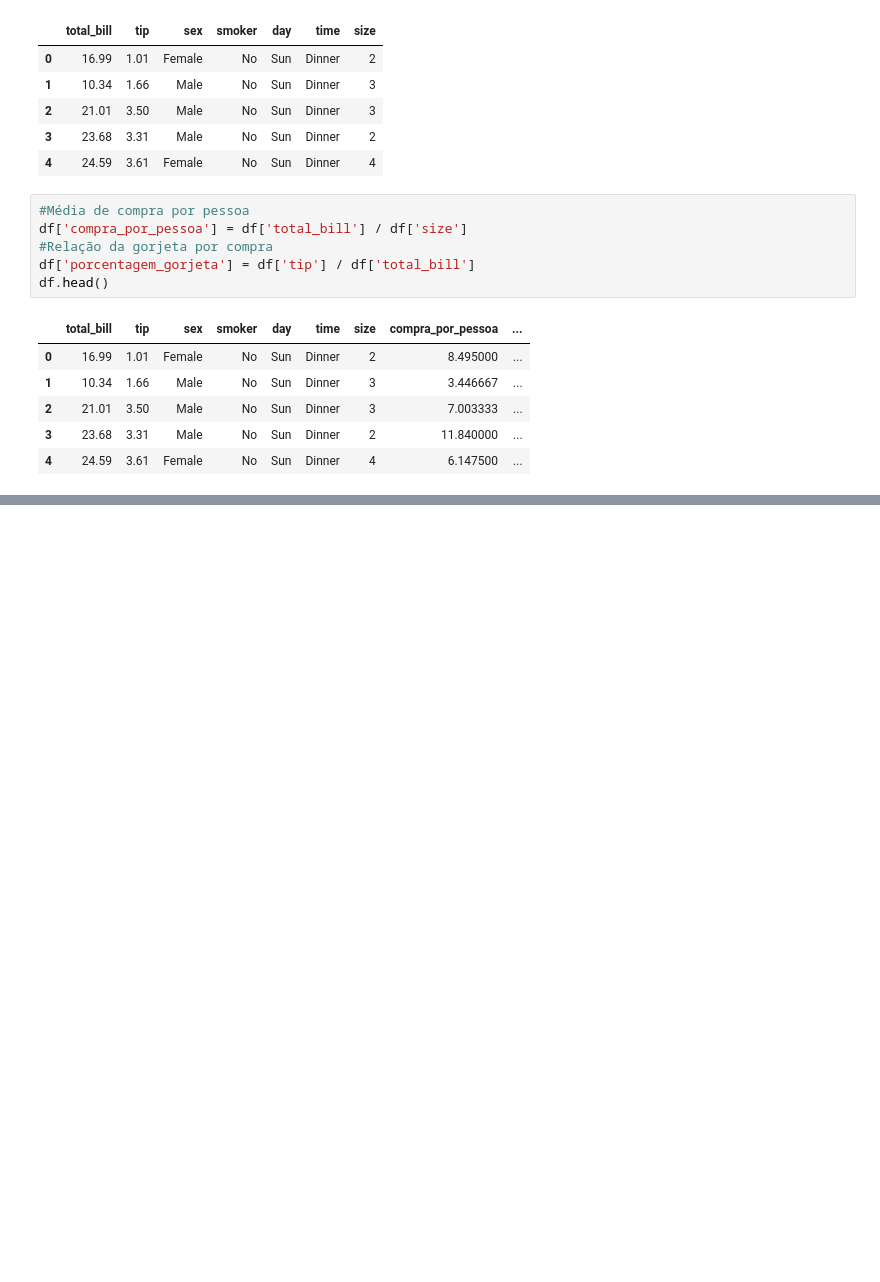
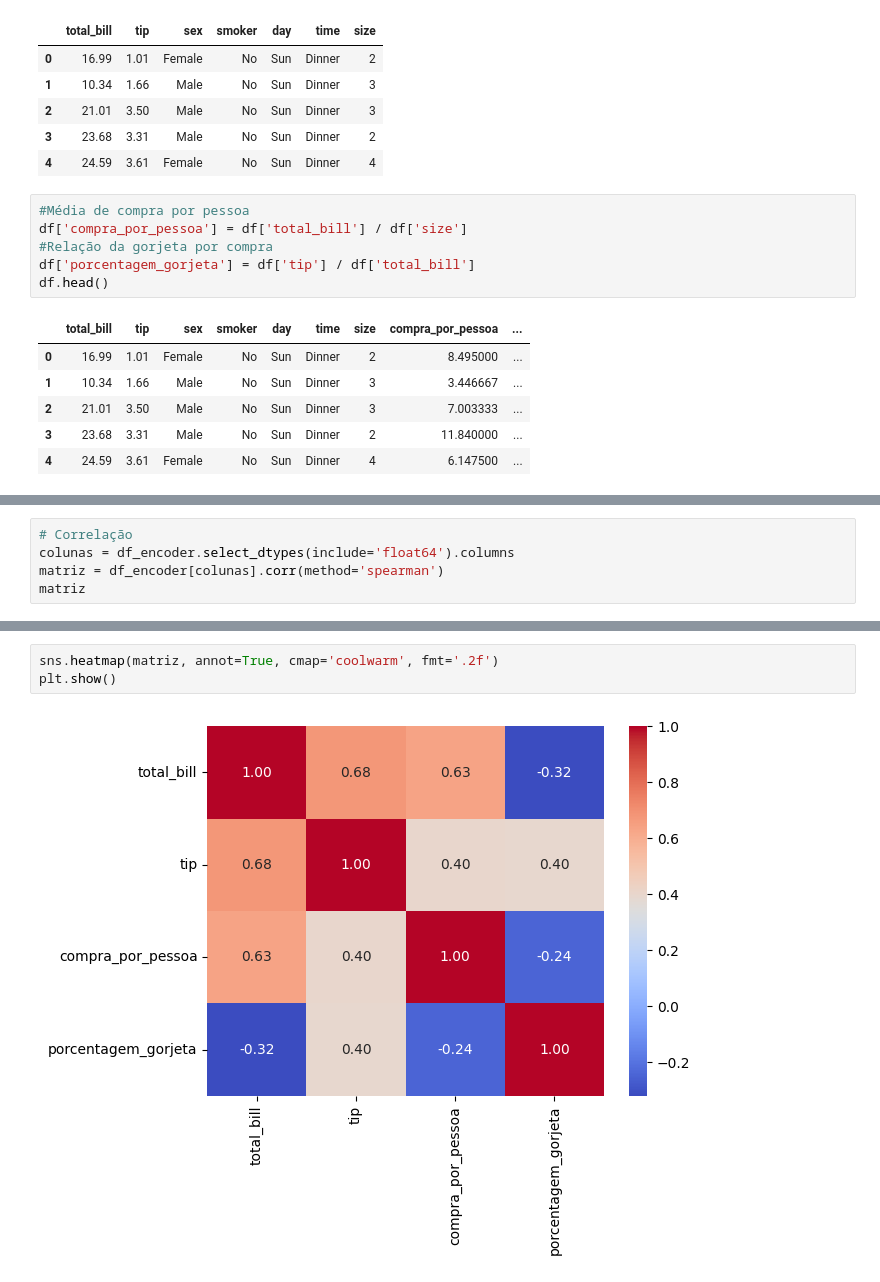
Before and after one commit to UFAC-SI/tesi1-26, a Jupyter notebook: notebooks/pre_processamento.ipynb, the cells around one changed output, grey strips where cells are left out. Cells and saved outputs as stored; diff of their text form; blank space fills up the shorter version.

```diff
--- a/notebooks/pre_processamento.ipynb
+++ b/notebooks/pre_processamento.ipynb
@@ -78,0 +138,5 @@ copia.head()
+# %%
+# Correlação
+colunas = df_encoder.select_dtypes(include='float64').columns
+matriz = df_encoder[colunas].corr(method='spearman')
+matriz
@@ -78,0 +149,5 @@ copia.head()
+# %%
+sns.heatmap(matriz, annot=True, cmap='coolwarm', fmt='.2f')
+plt.show()
+# %% [output]
+[figure, added]
```
Also changed, not shown: parts of 6 cells of this notebook.
